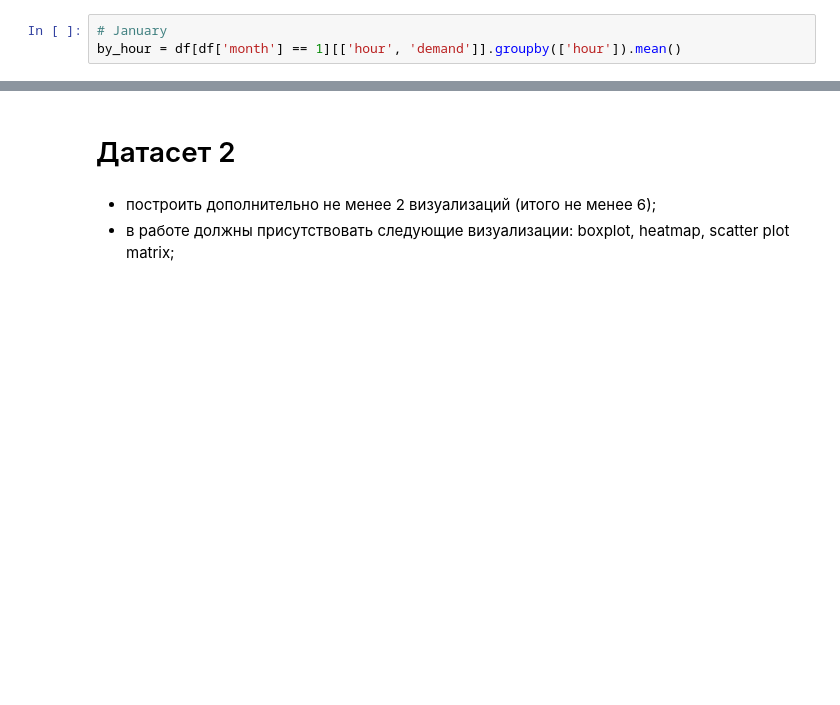
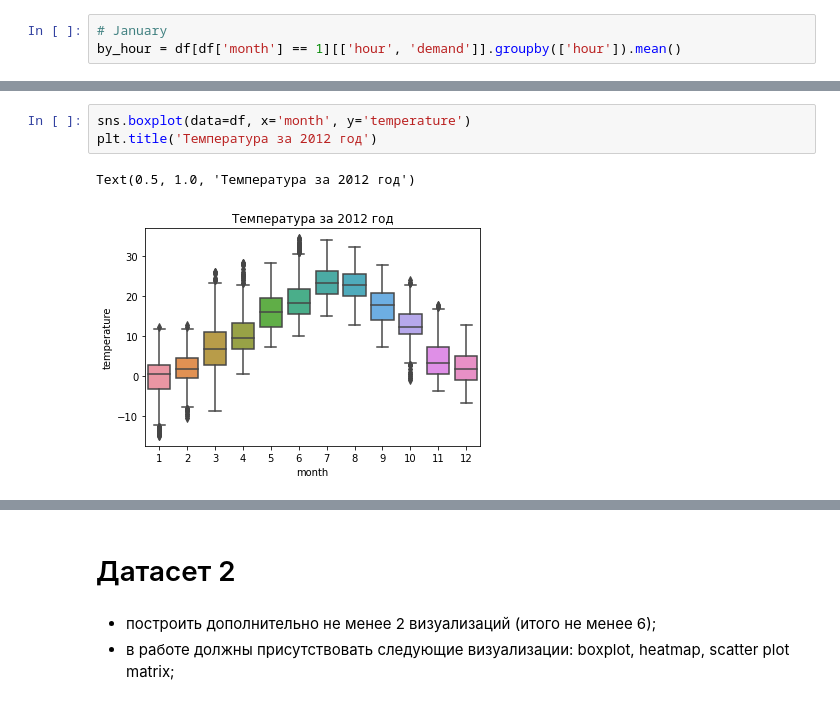
Before and after one commit to RustamFaskhutdinov/PYDP20, a Jupyter notebook: HW/visualization/visualization.ipynb, the cells around one changed output, grey strips where cells are left out. Saved outputs shown, nothing was run; the diff lists cells and outputs as text; blank space fills up the shorter version.

```diff
--- a/HW/visualization/visualization.ipynb
+++ b/HW/visualization/visualization.ipynb
@@ -82,2 +97,8 @@ sns.boxplot(data=df, x='month', y='demand')
+# %%
+sns.boxplot(data=df, x='month', y='temperature')
+plt.title('Температура за 2012 год')
+# %% [output]
+Text(0.5, 1.0, 'Температура за 2012 год')
+[figure, added]
 # %%
 sns.scatterplot(data=df, x='temperature', y='demand')
```
Also changed, not shown: parts of 14 cells of this notebook.
